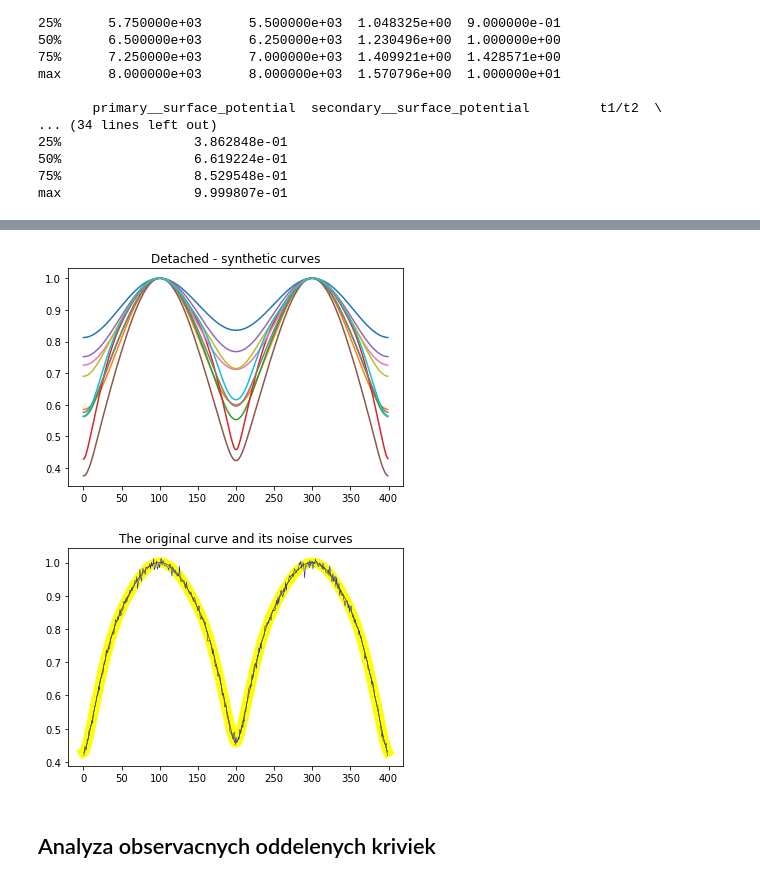
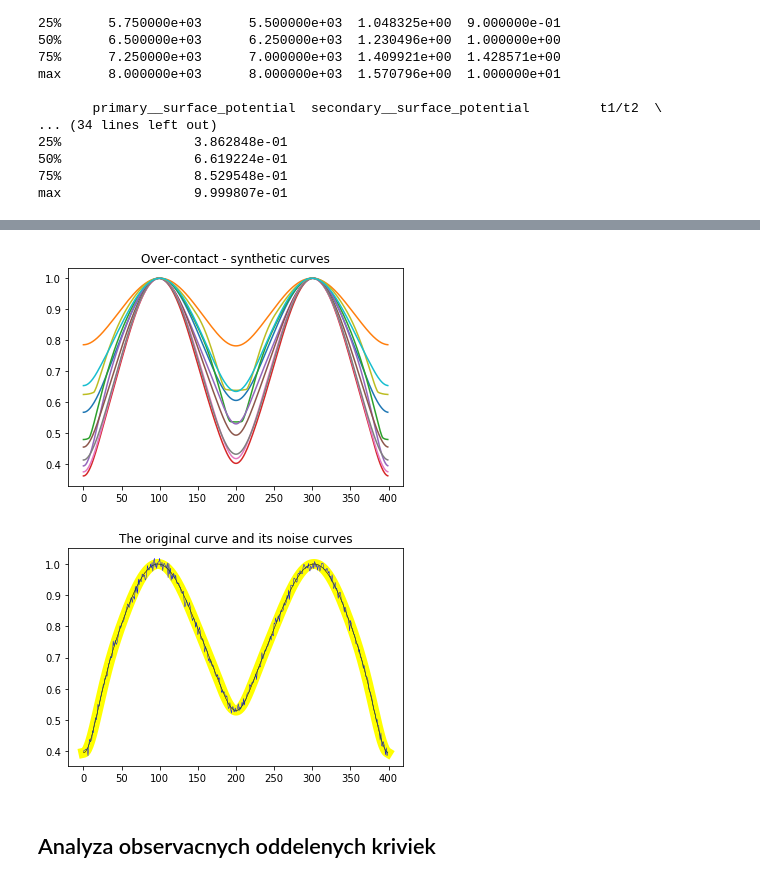
Before and after one commit to AdriNemcikova/DP, a Jupyter notebook: Exploratory_analysis.ipynb, the cells around one changed output, grey strips where cells are left out. Drawn from its saved outputs; the diff is of its cells as text; code cells hidden in the pictures.

```diff
--- a/Exploratory_analysis.ipynb
+++ b/Exploratory_analysis.ipynb
@@ -236,15 +236,15 @@ for i in range(len(data_over_sample)):
 # %%
 # Blok 16 - Vykreslenie syntetickych svetelnych kriviek a vykreslenie nahodnej syntetickej svetelnej krivky spolu s jej 3 verziami s pridanym umelym sumom.
 
 for i in range(len(X_over)):
     plt.plot(X_over[i])
-plt.title("Detached - synthetic curves")
+plt.title("Over-contact - synthetic curves")
 plt.show()
 
 synthetic_curves_plot(randint(0, len(X_over)), X_over, X_over_n)
 # %% [output]
-[figure, old version]
+[figure, new version]
-[figure, old version]
+[figure, new version]
 # %% [markdown]
 ## Analyza observacnych oddelenych kriviek
 # %%
```
Also changed, not shown: parts of 4 cells of this notebook.
